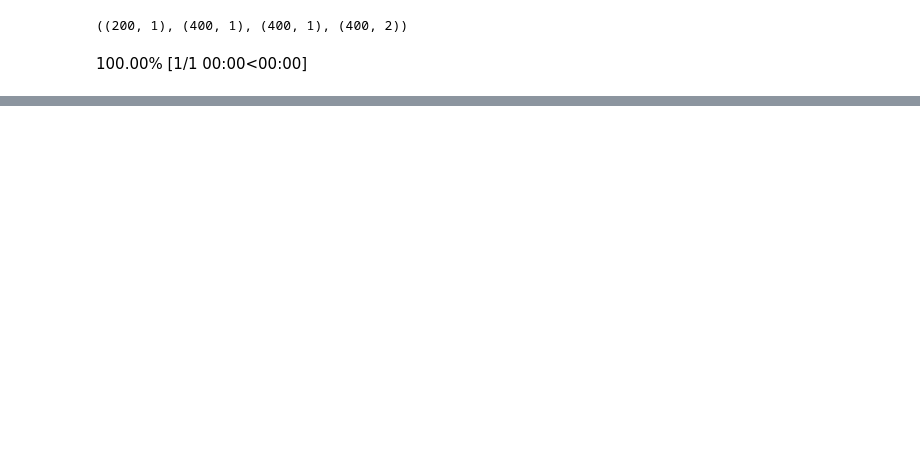
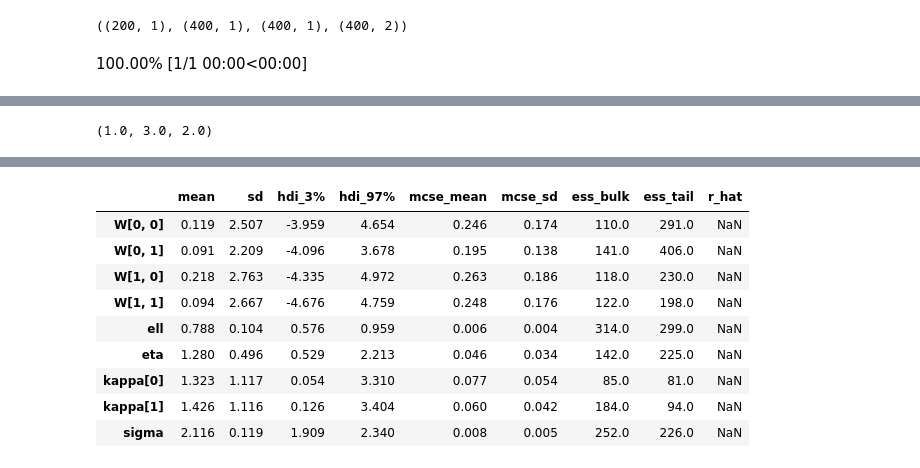
Before and after one commit to danhphan/gp_experiments, a Jupyter notebook: experiments/00_mogp_pymc_v4.ipynb, the cells around one changed output, grey strips where cells are left out. Saved outputs shown, nothing was run; the diff lists cells and outputs as text; code cells hidden in the pictures; blank space fills up the shorter version.

```diff
--- a/experiments/00_mogp_pymc_v4.ipynb
+++ b/experiments/00_mogp_pymc_v4.ipynb
@@ -177,0 +171,7 @@ ax.plot(x, y2, 'ok', ms=3, alpha=0.5, label="Data 2");
+# %%
+ell_true, eta_true, sigma_true
+# %% [output]
+(1.0, 3.0, 2.0)
+# %%
+az.summary(gp_trace)
+# %% [output]
@@ -177,0 +179,10 @@ ax.plot(x, y2, 'ok', ms=3, alpha=0.5, label="Data 2");
+|  | mean | sd | hdi_3% | hdi_97% | mcse_mean | mcse_sd | ess_bulk | ess_tail | r_hat |
+| W[0, 0] | 0.119 | 2.507 | -3.959 | 4.654 | 0.246 | 0.174 | 110.0 | 291.0 | NaN |
+| W[0, 1] | 0.091 | 2.209 | -4.096 | 3.678 | 0.195 | 0.138 | 141.0 | 406.0 | NaN |
+| W[1, 0] | 0.218 | 2.763 | -4.335 | 4.972 | 0.263 | 0.186 | 118.0 | 230.0 | NaN |
+| W[1, 1] | 0.094 | 2.667 | -4.676 | 4.759 | 0.248 | 0.176 | 122.0 | 198.0 | NaN |
+| ell | 0.788 | 0.104 | 0.576 | 0.959 | 0.006 | 0.004 | 314.0 | 299.0 | NaN |
+| eta | 1.280 | 0.496 | 0.529 | 2.213 | 0.046 | 0.034 | 142.0 | 225.0 | NaN |
+| kappa[0] | 1.323 | 1.117 | 0.054 | 3.310 | 0.077 | 0.054 | 85.0 | 81.0 | NaN |
+| kappa[1] | 1.426 | 1.116 | 0.126 | 3.404 | 0.060 | 0.042 | 184.0 | 94.0 | NaN |
+| sigma | 2.116 | 0.119 | 1.909 | 2.340 | 0.008 | 0.005 | 252.0 | 226.0 | NaN |
```
Also changed, not shown: parts of 34 cells of this notebook.
